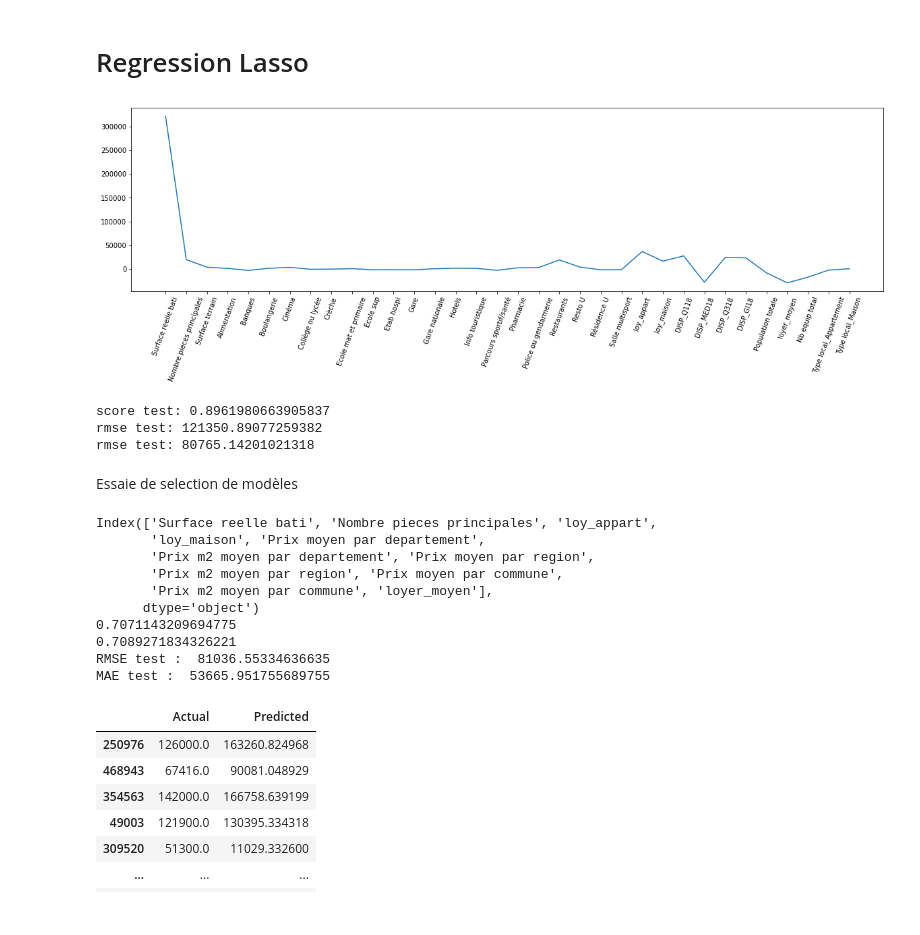
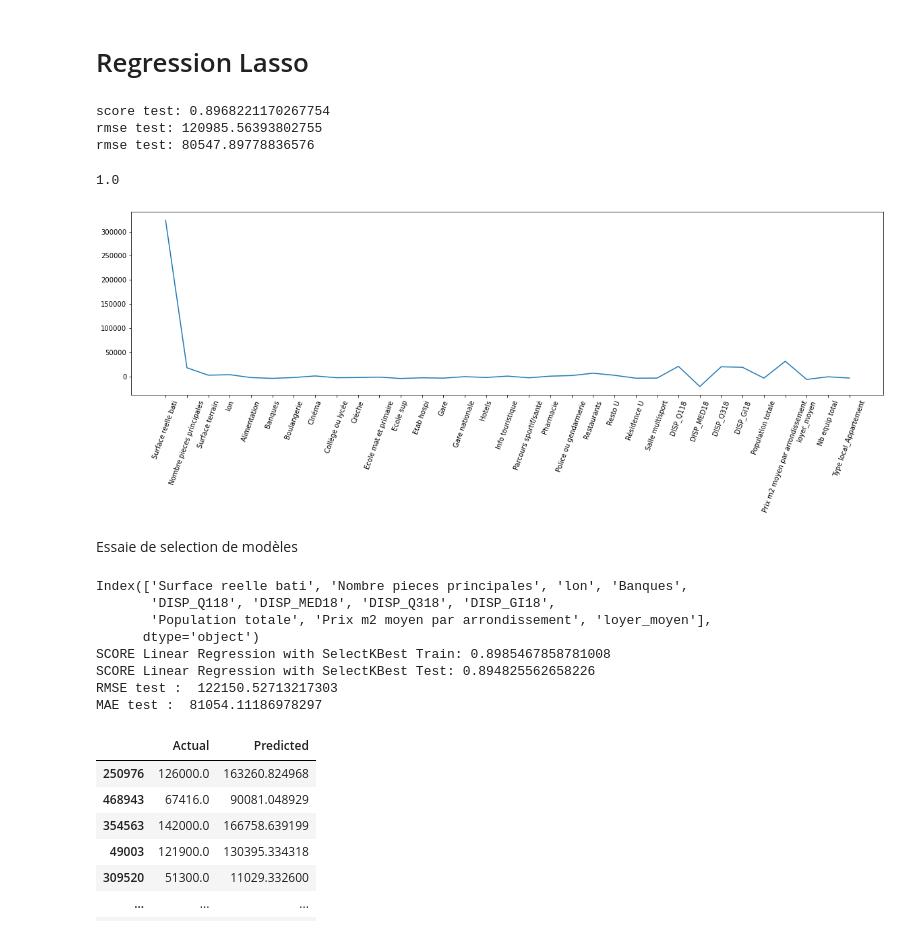
Before and after one commit to avr21continudsimmo/projet_immo, a Jupyter notebook: Modélisation Regression/Paris/modelisation_regression_Paris.ipynb, the cells around one changed output. Drawn from its saved outputs; the diff is of its cells as text; code cells hidden in the pictures.

```diff
--- a/Modélisation Regression/Paris/modelisation_regression_Paris.ipynb
+++ b/Modélisation Regression/Paris/modelisation_regression_Paris.ipynb
@@ -29,11 +30,6 @@ df = pd.read_csv("06 - dvf_with_equip_loyers_revenus_2020v2.csv")
 #On garde la france metropolitaine
 df = df[df["Code departement"] == 75]
 
-#on intègre les salaires
-salaire = pd.read_csv("salaire.csv",sep=";",decimal=",",dtype = {'Code departement': int})
-salaire = salaire[['SNHMO18','SNHMFO18',"Code departement"]]
-df = df.merge(salaire, on = "Code departement", how = 'left')
-del salaire
 
 #on intègre la population par commune
 population = pd.read_csv("population.csv", sep =";", dtype = {'Population municipale': int,
@@ -287,27 +253,30 @@ sns.pairplot(signif_feat)
 [figure]
 # %% [markdown]
 # Regression Lasso
-# %%
-lasso_r=Lasso(alpha=0.8,max_iter=10000)
-lasso_r.fit(X_train,y_train)
-lasso_r.coef_
-lasso_r_pred = lasso_r.predict(X_test)
+# %%
+mes_alphas = [0.001,0.01,0.02,0.025,0.05,0.1,0.25,0.5,0.8,1.0]
+model_lasso_cv = LassoCV( cv= 10, random_state = 10, alphas = mes_alphas, max_iter = 100000)
+model_lasso_cv.fit(X_train, y_train)
+lasso_cv_pred = model_lasso_cv.predict(X_test)
+print("score test:", model_lasso_cv.score(X_test, y_test))
+print("rmse test:", np.sqrt(mean_squared_error(lasso_cv_pred, y_test)))
+print("rmse test:", mean_absolute_error(lasso_cv_pred, y_test))
+# %% [output]
+score test: 0.8968221170267754
+rmse test: 120985.56393802755
+rmse test: 80547.89778836576
+# %%
+model_lasso_cv.alpha_
+# %% [output]
+1.0
 # %%
 plt.subplots(figsize=(20,5))
-coef = pd.DataFrame(model_lasso.coef_)
+coef = pd.DataFrame(model_lasso_cv.coef_)
 plt.plot(range(len(data.columns)), coef[0])
 plt.xticks(range(len(data.columns)),data.columns.values, rotation= 70)
 plt.show;
 # %% [output]
-[figure, old version]
+[figure, new version]
-# %%
-print("score test:", lasso_r.score(X_test, y_test))
-print("rmse test:", np.sqrt(mean_squared_error(lasso_r_pred, y_test)))
-print("rmse test:", mean_absolute_error(lasso_r_pred, y_test))
-# %% [output]
-score test: 0.8961980663905837
-rmse test: 121350.89077259382
-rmse test: 80765.14201021318
 # %% [markdown]
 Essaie de selection de modèles
 # %%
@@ -320,21 +289,19 @@ sk_test = sk.transform(X_test)
 sklr = LinearRegression()
 sklr.fit(sk_train, y_train)
 y_pred_sklr = sklr.predict(sk_test)
-print(sklr.score(sk_train, y_train))
-print(sklr.score(sk_test, y_test))
+print("SCORE Linear Regression with SelectKBest Train:",sklr.score(sk_train, y_train))
+print("SCORE Linear Regression with SelectKBest Test:",sklr.score(sk_test, y_test))
 print("RMSE test : ", np.sqrt(mean_squared_error(y_test, y_pred_sklr)))
 print("MAE test : ", mean_absolute_error(y_test, y_pred_sklr))
 # %% [output]
-Index(['Surface reelle bati', 'Nombre pieces principales', 'loy_appart',
-       'loy_maison', 'Prix moyen par departement',
-       'Prix m2 moyen par departement', 'Prix moyen par region',
-       'Prix m2 moyen par region', 'Prix moyen par commune',
-       'Prix m2 moyen par commune', 'loyer_moyen'],
+Index(['Surface reelle bati', 'Nombre pieces principales', 'lon', 'Banques',
+       'DISP_Q118', 'DISP_MED18', 'DISP_Q318', 'DISP_GI18',
+       'Population totale', 'Prix m2 moyen par arrondissement', 'loyer_moyen'],
       dtype='object')
-0.7071143209694775
-0.7089271834326221
-RMSE test :  81036.55334636635
-MAE test :  53665.951755689755
+SCORE Linear Regression with SelectKBest Train: 0.8985467858781008
+SCORE Linear Regression with SelectKBest Test: 0.894825562658226
+RMSE test :  122150.52713217303
+MAE test :  81054.11186978297
 # %%
 res_sklr = pd.DataFrame({'Actual': y_test, 'Predicted': y_pred_sklr})
 res_sklr
```
Also changed, not shown: parts of 15 cells of this notebook.
